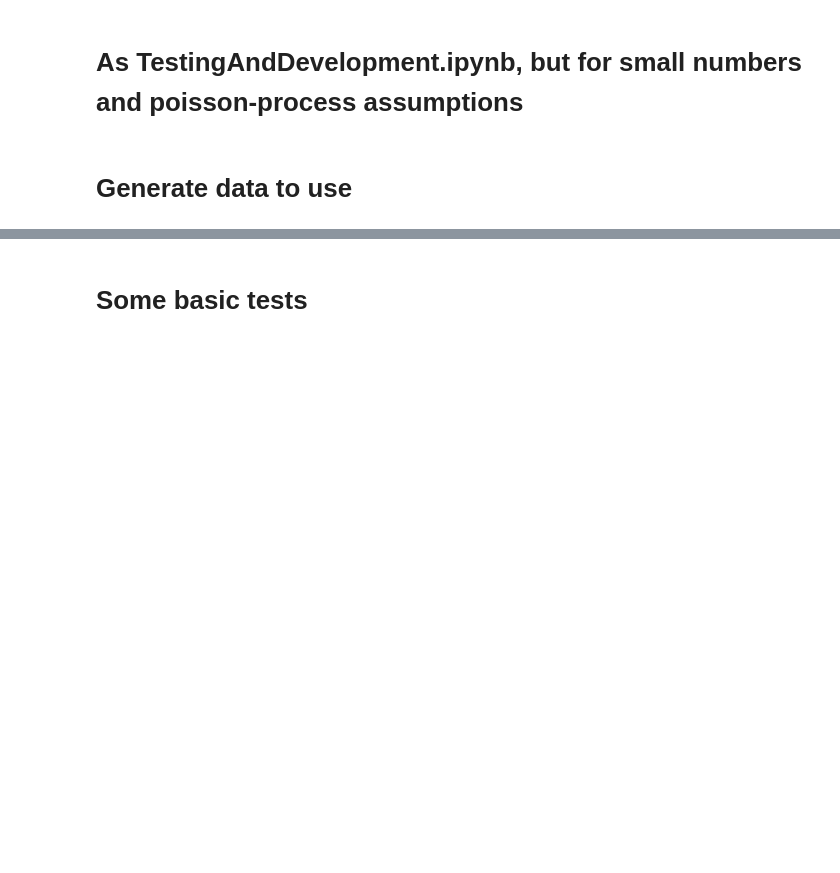
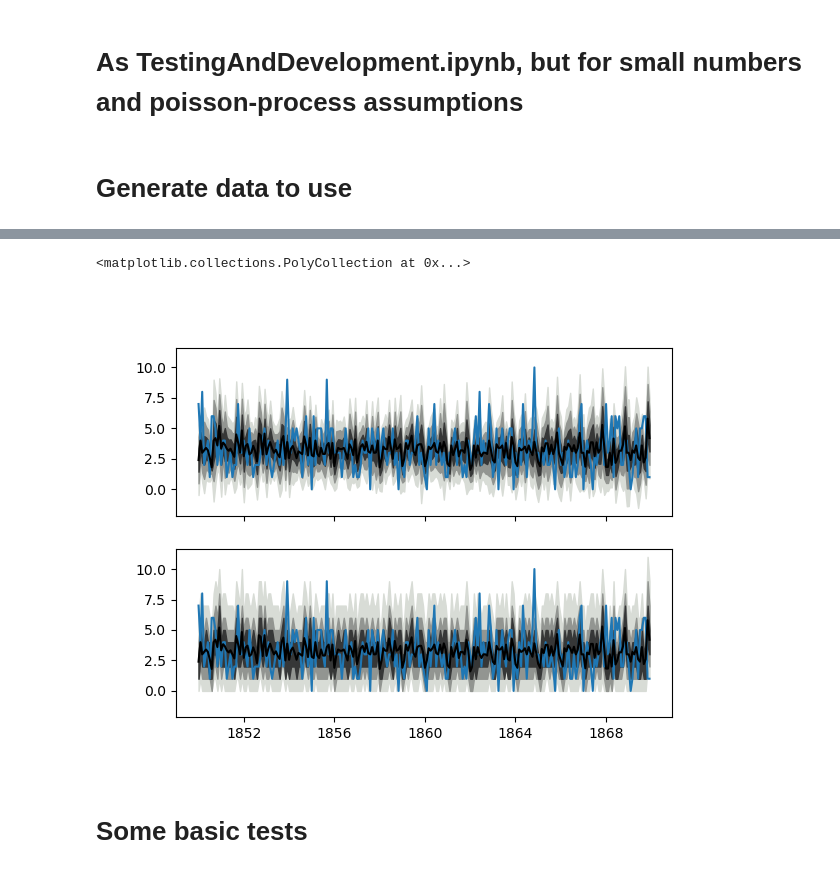
Before and after one commit to PandemiXcenter/ExcessMortality, a Jupyter notebook: TestingAndDevelopment_Poisson.ipynb, the cells around one changed output, grey strips where cells are left out. Saved outputs shown, nothing was run; the diff lists cells and outputs as text; code cells hidden in the pictures; blank space fills up the shorter version.

```diff
--- a/TestingAndDevelopment_Poisson.ipynb
+++ b/TestingAndDevelopment_Poisson.ipynb
@@ -75,0 +137,8 @@ df = pd.DataFrame(
+# %%
+numYears = 5
+# numYears = 12
+# numYears = 24
+# curData = df.Constant
+curData = df.Base
+
+curData = emf.groupByMonth(curData)
@@ -75,0 +253,14 @@ df = pd.DataFrame(
+# %%
+curSF = reshapePivotMonth(curSF)
+curMean = reshapePivotMonth(curMean)
+
+curStd = reshapePivotMonth(curStd)
+
+
+
+curBot1 = reshapePivotMonth(curBot1)
+curBot2 = reshapePivotMonth(curBot2)
+curBot3 = reshapePivotMonth(curBot3)
+curTop1 = reshapePivotMonth(curTop1)
+curTop2 = reshapePivotMonth(curTop2)
+curTop3 = reshapePivotMonth(curTop3)
@@ -76,3 +286,24 @@ df = pd.DataFrame(
+# %%
+fig,(ax1,ax2) = plt.subplots(2,1,sharex=True,sharey=True)
+ax1.plot(curData)
+ax1.plot(curMean,color='k')
+
+ax1.fill_between(curData.index,curMean-3*curStd,curMean+3*curStd,color='xkcd:light grey')
+ax1.fill_between(curData.index,curMean-2*curStd,curMean+2*curStd,color='xkcd:grey')
+ax1.fill_between(curData.index,curMean-curStd,curMean+curStd,color='xkcd:dark grey')
+
+
+ax2.plot(curData)
+ax2.plot(curMean,color='k')
+
+ax2.fill_between(curData.index,curBot3,curTop3,color='xkcd:light grey')
+ax2.fill_between(curData.index,curBot2,curTop2,color='xkcd:grey')
+ax2.fill_between(curData.index,curBot1,curTop1,color='xkcd:dark grey')
+# ax2.fill_between(curData.index,curMean-2*curStd,curMean+2*curStd,color='xkcd:grey')
+# ax2.fill_between(curData.index,curMean-curStd,curMean+curStd,color='xkcd:dark grey')
+# %% [output]
+<matplotlib.collections.PolyCollection at 0x...>
+[figure, added]
 # %% [markdown]
 # Some basic tests
 # %%
```
Also changed, not shown: parts of 21 cells of this notebook, 1 other file.
